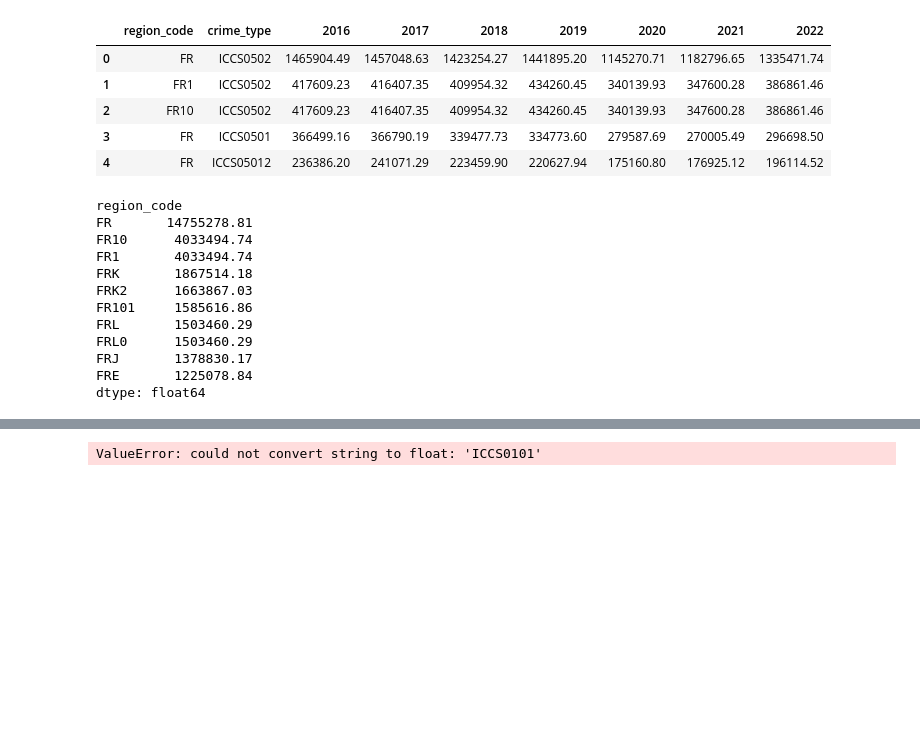
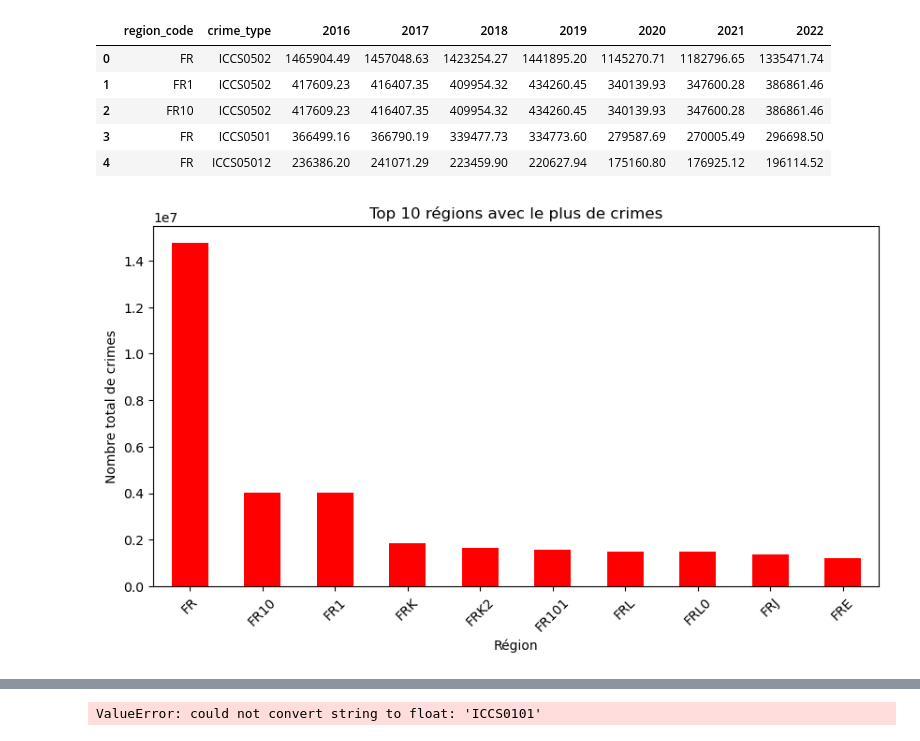
Before and after one commit to nkostiuk/Crime_Analysis, a Jupyter notebook: Notebook/Crime Analysis.ipynb, the cells around one changed output, grey strips where cells are left out. Drawn from its saved outputs; the diff is of its cells as text; code cells hidden in the pictures; blank space fills up the shorter version.

```diff
--- a/Notebook/Crime Analysis.ipynb
+++ b/Notebook/Crime Analysis.ipynb
@@ -404,19 +406,15 @@ df_fr_regions.head()
 | 4 | FR | ICCS05012 | 236386.20 | 241071.29 | 223459.90 | 220627.94 | 175160.80 | 176925.12 | 196114.52 |
 # %%
 ## Les régions avec le plus de crimes au total
-df_fr_regions.groupby('region_code')[columns].sum().sum(axis=1).sort_values(ascending=False).head(10)
+
+top_regions = df_fr_regions.groupby('region_code')[columns].sum().sum(axis=1).sort_values(ascending=False).head(10)
+top_regions.plot(kind='bar', figsize=(10, 5), color='red')
+plt.title("Top 10 régions avec le plus de crimes")
+plt.xlabel("Région")
+plt.ylabel("Nombre total de crimes")
+plt.xticks(rotation=45)
+plt.show()
 # %% [output]
-region_code
-FR       14755278.81
-FR10      4033494.74
-FR1       4033494.74
-FRK       1867514.18
-FRK2      1663867.03
-FR101     1585616.86
-FRL       1503460.29
-FRL0      1503460.29
-FRJ       1378830.17
-FRE       1225078.84
-dtype: float64
+[figure, added]
 # %%
 ## Trouver les crimes les plus fréquents en France
```
Also changed, not shown: parts of 3 cells of this notebook, 1 other file.
